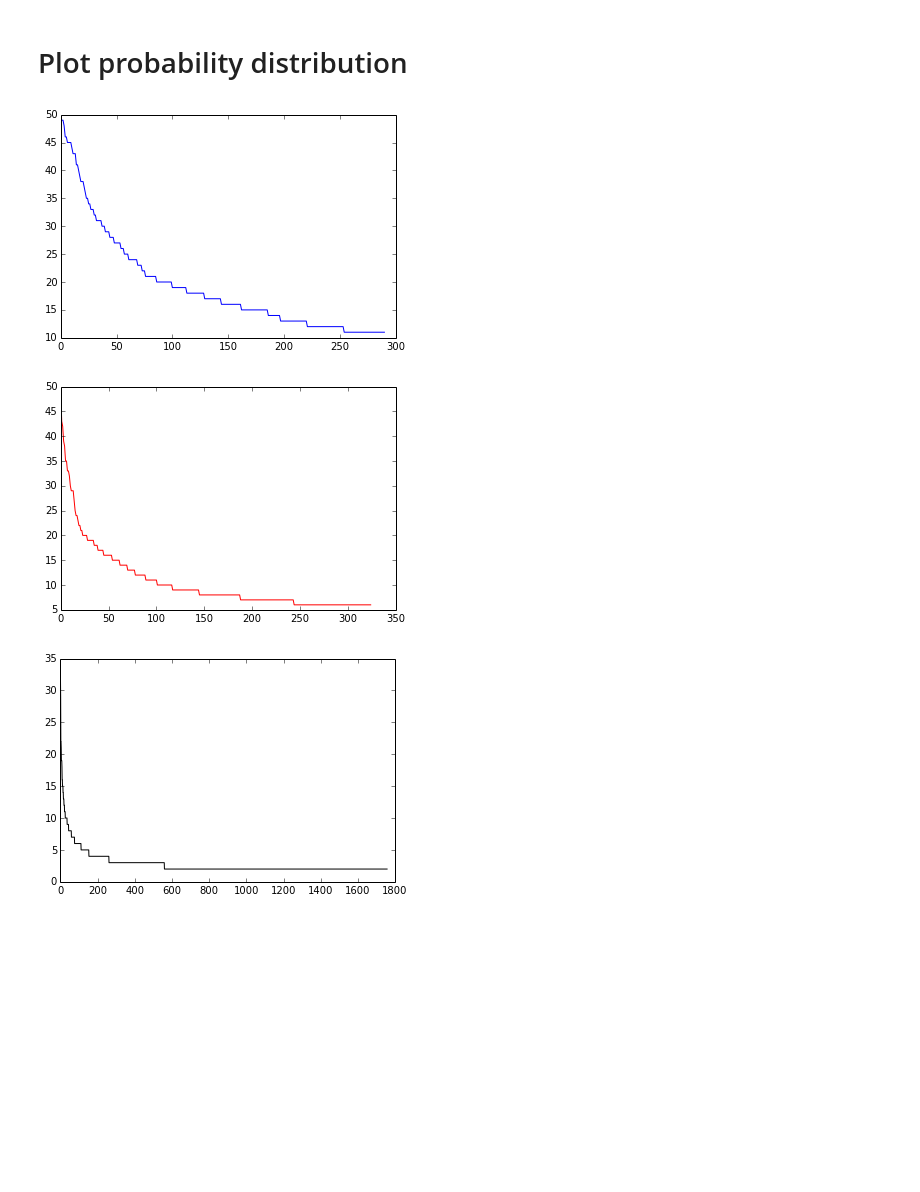
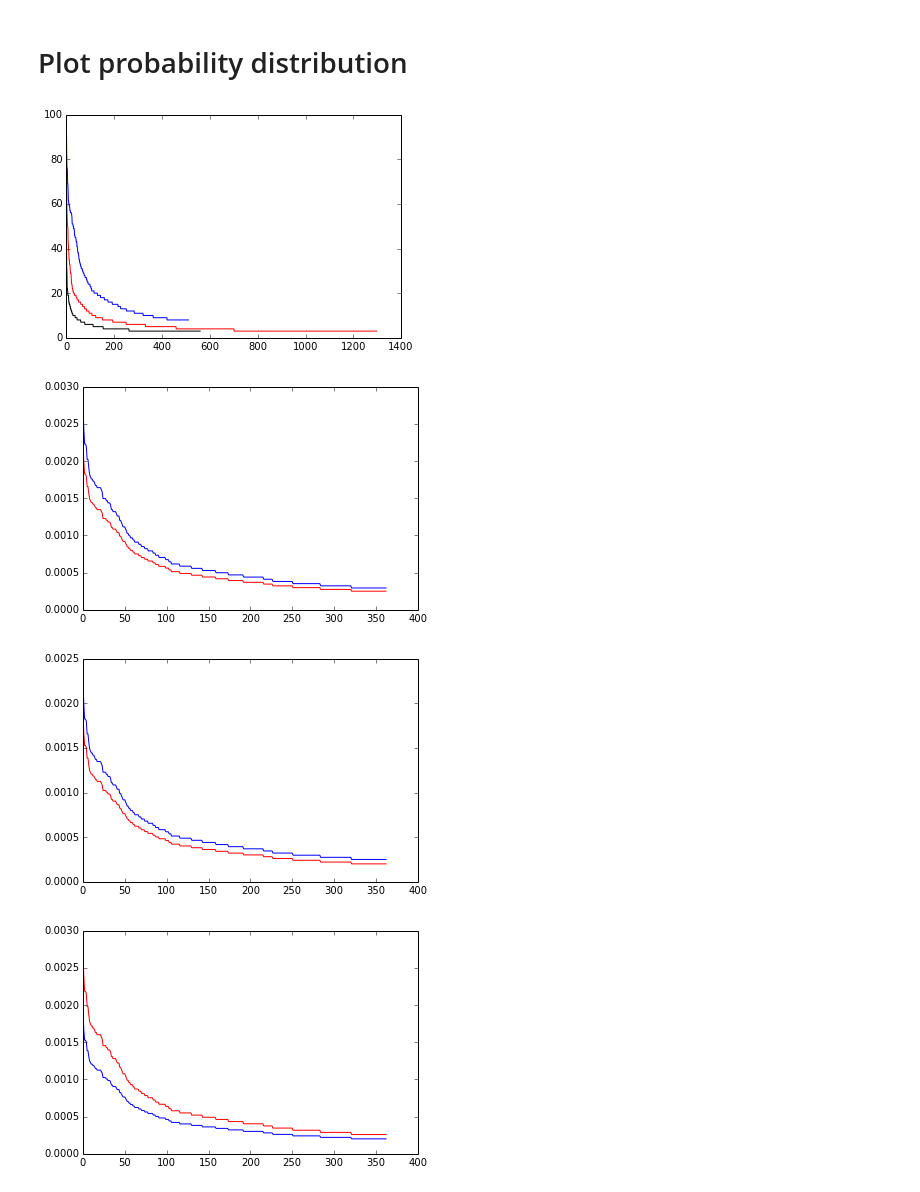
Before and after one commit to sofiabroome/wordpredictor, a Jupyter notebook: Experiments_Jeremy.ipynb, the cells around one changed output. Saved outputs shown, nothing was run; the diff lists cells and outputs as text; code cells hidden in the pictures; blank space fills up the shorter version.

```diff
--- a/Experiments_Jeremy.ipynb
+++ b/Experiments_Jeremy.ipynb
@@ -348,9 +348,10 @@ Prob ratio was/blue: 50.0
 # %% [markdown]
 # Plot probability distribution
 # %%
-def plot_ngrams_distribution(corpora, n, min_freq, max_freq, color=None):
+def plot_corpora_frequencies(corpora, n, min_freq=0, max_freq=100, color=None):
     model = NgramModel(n)
     model.train(corpora)
-    high_freq = [model.frequencies[x] for x in model.frequencies.keys() if (model.frequencies[x] > min_freq and model.frequencies[x] < max_freq)]
+    color = "blue" if color is None else color
+    high_freq = [model.frequencies[x] for x in model.frequencies.keys() if (model.frequencies[x] >= min_freq and model.frequencies[x] <= max_freq)]
     high_freq = sorted(high_freq, reverse = True)
     pl.plot(range(len(high_freq)), high_freq, color)
@@ -357,11 +369,20 @@ def plot_ngrams_distribution(corpora, n, min_freq, max_freq, color=None):
 # %%
-plot_ngrams_distribution(carroll, 2, 10, 50, "blue")
+plot_corpora_frequencies(carroll, 2, 8, 100, "blue")
+plot_corpora_frequencies(carroll, 3, 3, 100, "red")
+plot_corpora_frequencies(carroll, 4, 3, 100, "black")
 pl.show()
-plot_ngrams_distribution(carroll, 3, 5, 50, "red")
-pl.show()
-plot_ngrams_distribution(carroll, 4, 1, 50, "black")
-pl.show()
 # %% [output]
-[figure, old version]
+[figure, new version]
-[figure, removed]
-[figure, removed]
+# %%
+model = NgramModel(2)
+model.train(carroll)
+plot_ngrams_distribution(model, 10, 100, 'LidstoneProbDist', 0.5)
+pl.show()
+plot_ngrams_distribution(model, 10, 100, 'WittenBellProbDist', len(model.unique_words) ** 2 / 100)
+pl.show()
+plot_ngrams_distribution(model, 10, 100, 'SimpleGoodTuringProbDist', len(model.unique_words) ** 2 / 100)
+pl.show()
+# %% [output]
+[figure, added]
+[figure, added]
+[figure, added]
```
Also changed, not shown: parts of 1 cell of this notebook.
